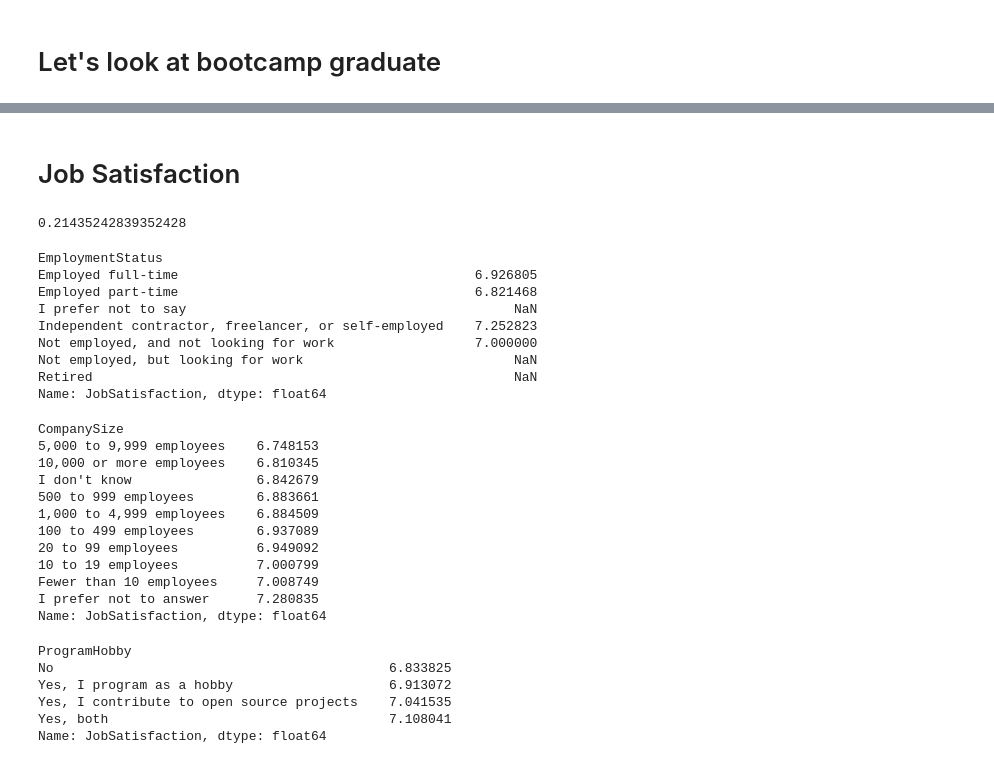
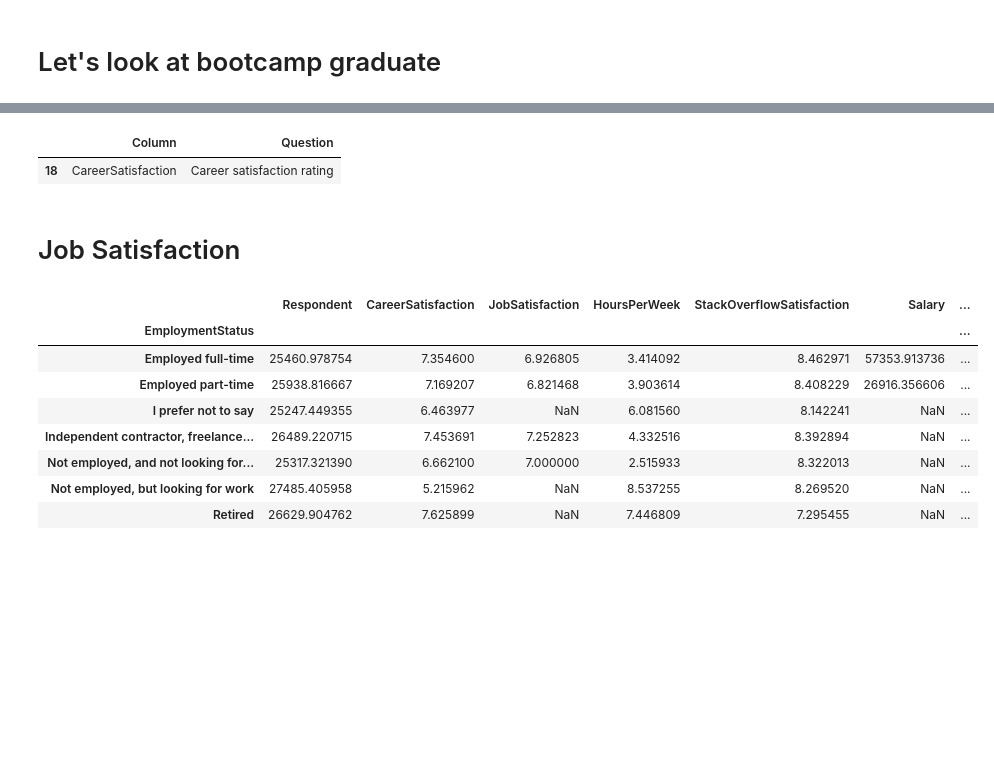
Before and after one commit to Minsifye/Stack-Overflow-Survey-Data-Analysis, a Jupyter notebook: StackOverflow_DataAnalysis_FirstLook.ipynb, the cells around one changed output, grey strips where cells are left out. Drawn from its saved outputs; the diff is of its cells as text; code cells hidden in the pictures; blank space fills up the shorter version.

```diff
--- a/StackOverflow_DataAnalysis_FirstLook.ipynb
+++ b/StackOverflow_DataAnalysis_FirstLook.ipynb
@@ -432,46 +510,19 @@ bootcamp_no['Salary'].hist(bins=20)
+# %%
+schema_2017[schema_2017['Column'] == 'CareerSatisfaction']
+# %% [output]
+|  | Column | Question |
+| 18 | CareerSatisfaction | Career satisfaction rating |
 # %% [markdown]
 # Job Satisfaction
 # %%
-survey_2017['JobSatisfaction'].isnull().mean()
+survey_2017.groupby(['EmploymentStatus']).mean()
 # %% [output]
-0.21435242839352428
+|  | Respondent | CareerSatisfaction | JobSatisfaction | HoursPerWeek | StackOverflowSatisfaction | Salary | ... |
+| EmploymentStatus |  |  |  |  |  |  | ... |
+| Employed full-time | 25460.978754 | 7.354600 | 6.926805 | 3.414092 | 8.462971 | 57353.913736 | ... |
+| Employed part-time | 25938.816667 | 7.169207 | 6.821468 | 3.903614 | 8.408229 | 26916.356606 | ... |
+| I prefer not to say | 25247.449355 | 6.463977 | NaN | 6.081560 | 8.142241 | NaN | ... |
+| Independent contractor, freelance... | 26489.220715 | 7.453691 | 7.252823 | 4.332516 | 8.392894 | NaN | ... |
+| Not employed, and not looking for... | 25317.321390 | 6.662100 | 7.000000 | 2.515933 | 8.322013 | NaN | ... |
+| Not employed, but looking for work | 27485.405958 | 5.215962 | NaN | 8.537255 | 8.269520 | NaN | ... |
+| Retired | 26629.904762 | 7.625899 | NaN | 7.446809 | 7.295455 | NaN | ... |
-# %%
-#According to EmploymentStatus, which group has the highest average job satisfaction?
-survey_2017.groupby(['EmploymentStatus']).mean()['JobSatisfaction']
-# %% [output]
-EmploymentStatus
-Employed full-time                                      6.926805
-Employed part-time                                      6.821468
-I prefer not to say                                          NaN
-Independent contractor, freelancer, or self-employed    7.252823
-Not employed, and not looking for work                  7.000000
-Not employed, but looking for work                           NaN
-Retired                                                      NaN
-Name: JobSatisfaction, dtype: float64
-# %%
-#In general, do smaller companies appear to have employees with higher job satisfaction?
-survey_2017.groupby(['CompanySize']).mean()['JobSatisfaction'].sort_values()
-# %% [output]
-CompanySize
-5,000 to 9,999 employees    6.748153
-10,000 or more employees    6.810345
-I don't know                6.842679
-500 to 999 employees        6.883661
-1,000 to 4,999 employees    6.884509
-100 to 499 employees        6.937089
-20 to 99 employees          6.949092
-10 to 19 employees          7.000799
-Fewer than 10 employees     7.008749
-I prefer not to answer      7.280835
-Name: JobSatisfaction, dtype: float64
-# %%
-#Do individuals who program outside of work appear to have higher JobSatisfaction?
-
-survey_2017.groupby(['ProgramHobby']).mean()['JobSatisfaction'].sort_values()
-# %% [output]
-ProgramHobby
-No                                           6.833825
-Yes, I program as a hobby                    6.913072
-Yes, I contribute to open source projects    7.041535
-Yes, both                                    7.108041
-Name: JobSatisfaction, dtype: float64
```
Also changed, not shown: parts of 78 cells of this notebook.
